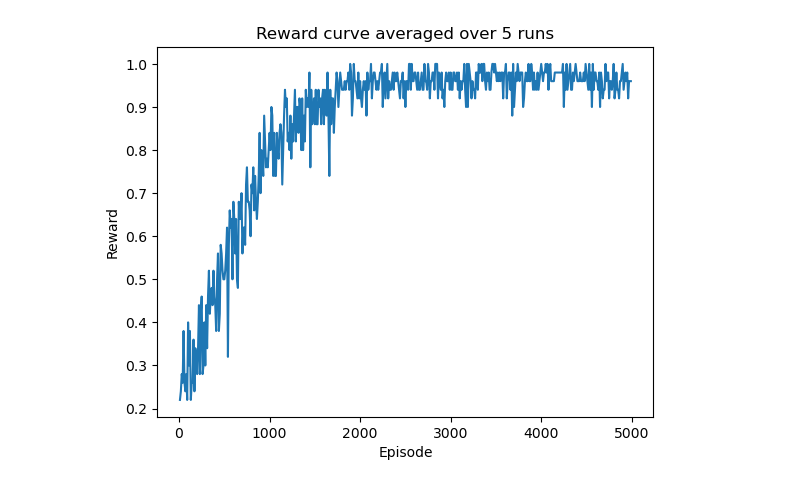
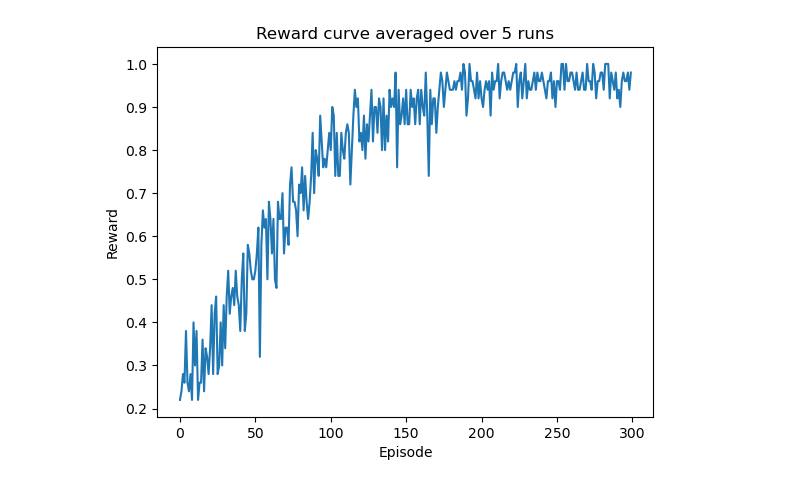
Before and after one commit to daniel-macrae/DRL-Assignment-2023, a Jupyter notebook: Final Results.ipynb, the cells around one changed output. Cells and saved outputs as stored; diff of their text form; code cells hidden in the pictures.

Commit message:
final results added

```diff
--- a/Final Results.ipynb
+++ b/Final Results.ipynb
@@ -1,23 +1,22 @@
 # %%
 import numpy as np
 import matplotlib.pyplot as plt
 import os
 
-avgArr = np.zeros(499)
-episodes = np.arange(10, 5000, 10)
+avgArr = np.zeros(300)
+#episodes = np.arange(10, 5000, 10)
 
-folder = "Results2"
+folder = "FinalResults"
 for file in os.listdir(folder):
     path = os.path.join(folder, file)
     arr = np.load(path)
     avgArr += arr
 
-
 avgArr /= len(os.listdir(folder))
-plt.plot(episodes, avgArr)
+plt.plot(avgArr)
 plt.xlabel("Episode")
 plt.ylabel("Reward")
 plt.title("Reward curve averaged over 5 runs")
 plt.show()
 # %% [output]
-[figure, old version]
+[figure, new version]
```
Also changed, not shown: parts of 1 cell of this notebook, 6 other files.
